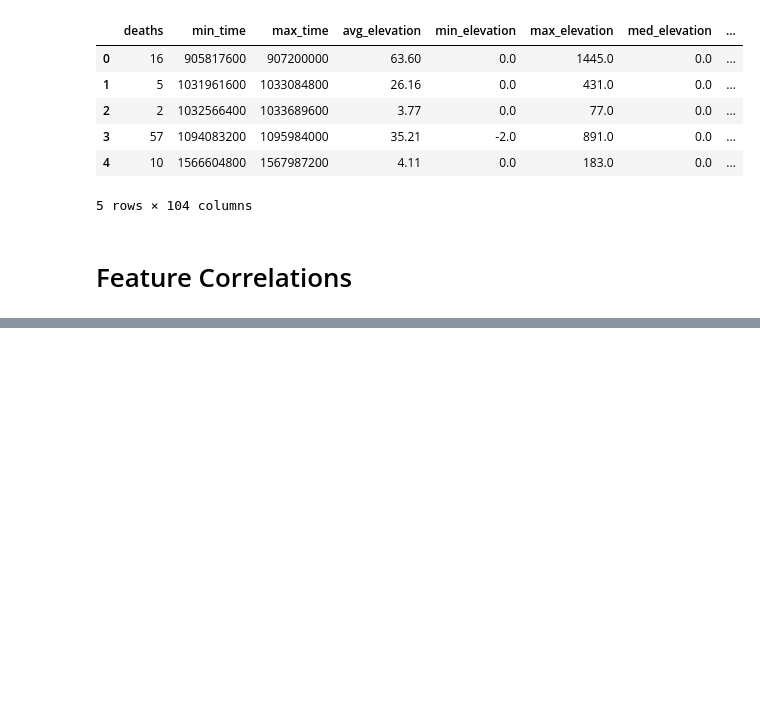
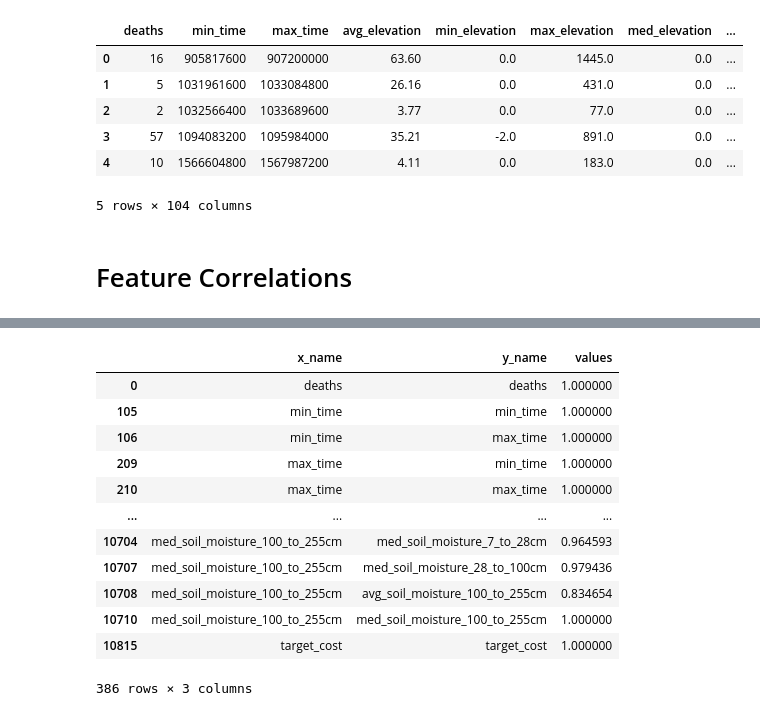
Before and after one commit to vy2388/hurricaneKatrina, a Jupyter notebook: Vlad_Modeling/vy_modeling.ipynb, the cells around one changed output, grey strips where cells are left out. Drawn from its saved outputs; the diff is of its cells as text; code cells hidden in the pictures; blank space fills up the shorter version.

```diff
--- a/Vlad_Modeling/vy_modeling.ipynb
+++ b/Vlad_Modeling/vy_modeling.ipynb
@@ -228,0 +261,17 @@ show(p)
+# %%
+prep_corr = correlation_matrix.copy()
+prep_corr
+# %% [output]
+|  | x_name | y_name | values |
+| 0 | deaths | deaths | 1.000000 |
+| 105 | min_time | min_time | 1.000000 |
+| 106 | min_time | max_time | 1.000000 |
+| 209 | max_time | min_time | 1.000000 |
+| 210 | max_time | max_time | 1.000000 |
+| ... | ... | ... | ... |
+| 10704 | med_soil_moisture_100_to_255cm | med_soil_moisture_7_to_28cm | 0.964593 |
+| 10707 | med_soil_moisture_100_to_255cm | med_soil_moisture_28_to_100cm | 0.979436 |
+| 10708 | med_soil_moisture_100_to_255cm | avg_soil_moisture_100_to_255cm | 0.834654 |
+| 10710 | med_soil_moisture_100_to_255cm | med_soil_moisture_100_to_255cm | 1.000000 |
+| 10815 | target_cost | target_cost | 1.000000 |
+386 rows × 3 columns
```
Also changed, not shown: parts of 4 cells of this notebook.
